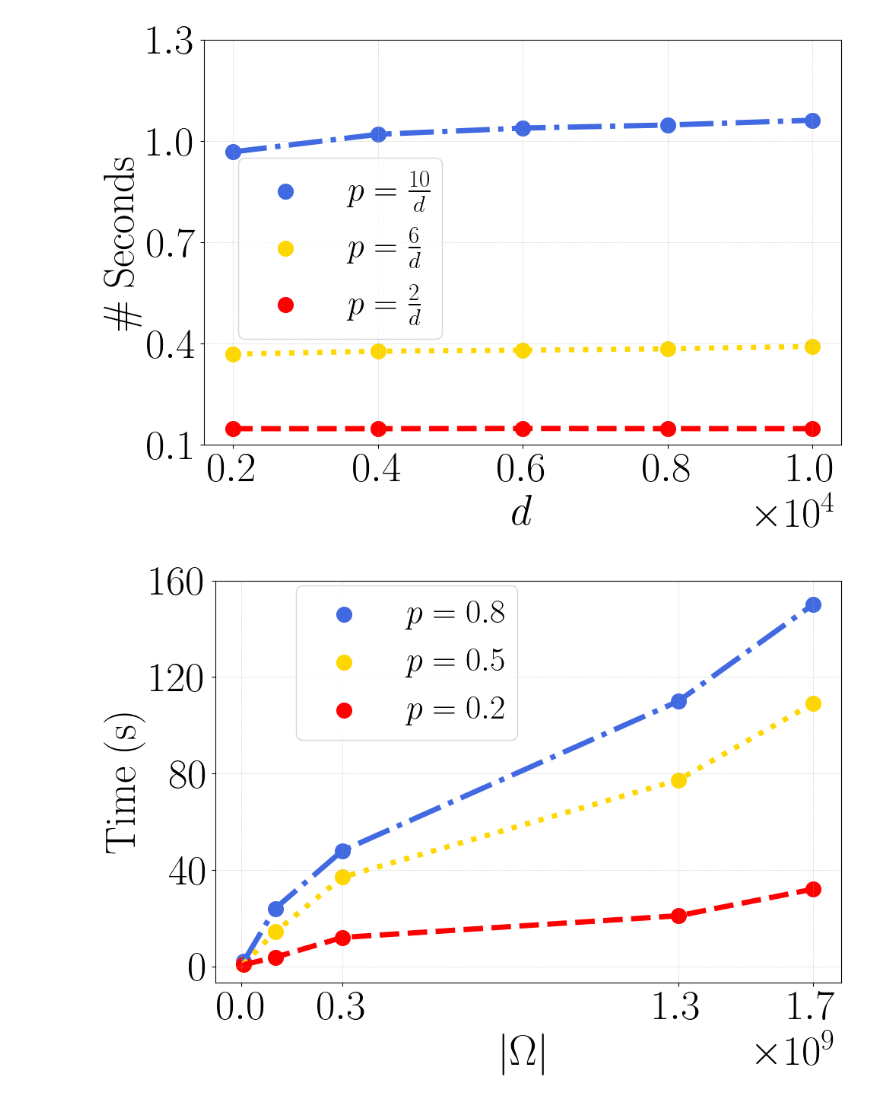
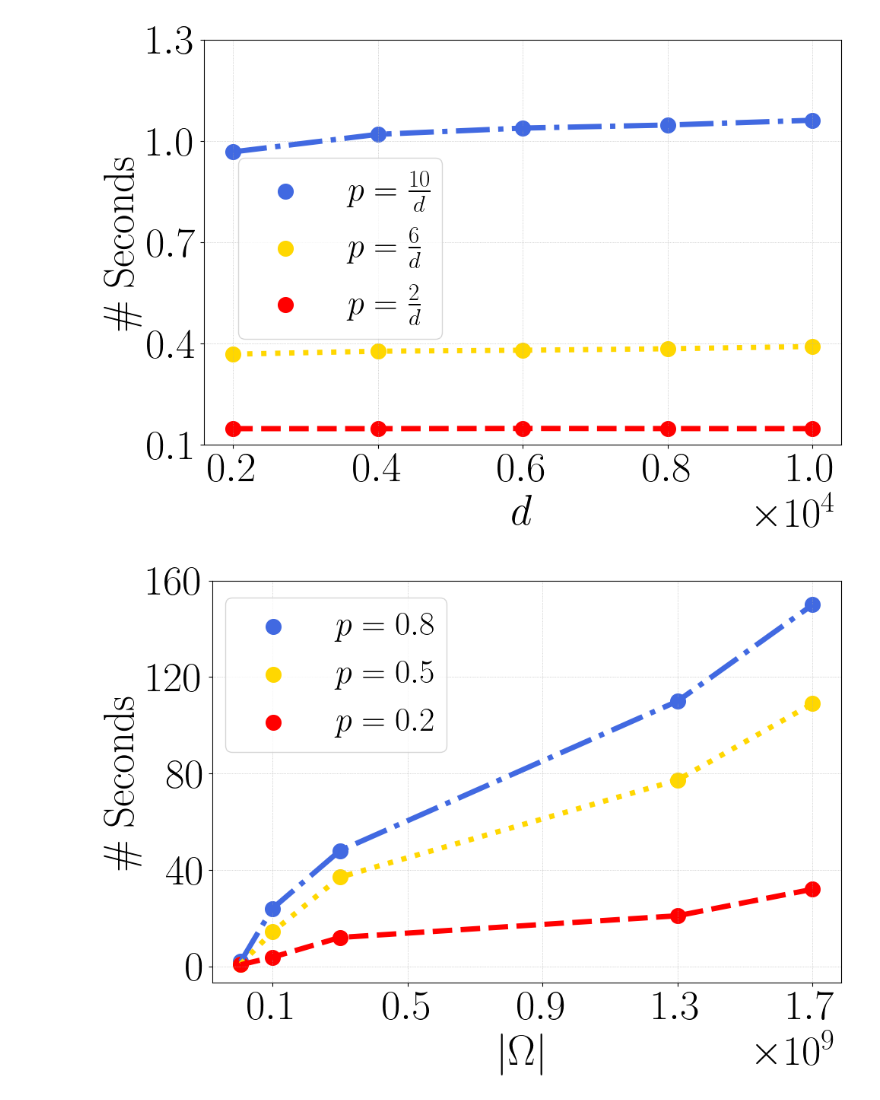
Before and after one commit to VirtuosoResearch/Matrix-completion-from-ultrasparse-samples, a Jupyter notebook: revised_figures/runtime.ipynb, the cells around one changed output. Drawn from its saved outputs; the diff is of its cells as text; code cells hidden in the pictures.

```diff
--- a/revised_figures/runtime.ipynb
+++ b/revised_figures/runtime.ipynb
@@ -70,34 +70,34 @@ f, ax = plt.subplots(figsize=(10,7))
 plt.plot(m, runtime_8, lw=5, color='royalblue', ls="dashdot")
 plt.scatter(m, runtime_8, s=200, color='royalblue', label=r"$p=0.8$")
 
 plt.plot(m, runtime_5, lw=5, color='gold', ls="dotted")
 plt.scatter(m, runtime_5, s=200, color='gold', label=r"$p=0.5$")
 
 plt.plot(m, runtime_2, lw=5, color='red', ls="dashed")
 plt.scatter(m, runtime_2, s=200, color='red', label=r"$p=0.2$")
 
-ax.legend(fontsize=32, loc='upper right', bbox_to_anchor=(0.51, 1.03))
+ax.legend(fontsize=32, loc='upper right', bbox_to_anchor=(0.40, 1.00))
 
 plt.xlabel(r"$|\Omega|$", fontsize=40)
 ax.xaxis.set_major_locator(MaxNLocator(integer=True))
 ax.ticklabel_format(style='sci', axis='x', scilimits=(0,0))
 ax.xaxis.get_offset_text().set_fontsize(40)
 
 xticks = m
 #plt.xticks([0, 3e8, 1.3e9, 1.7e9], [r'$\mathrm{0}$', r'$\mathrm{0.3}$', r'$\mathrm{1.3}$', r'$\mathrm{1.7}$'], fontsize=40)
-plt.xticks([0, 3e8, 1.3e9, 1.7e9], fontsize=40)
+plt.xticks([1e8, 5e8, 9e8, 1.3e9, 1.7e9], fontsize=40)
 plt.yticks([0, 40, 80, 120, 160], fontsize=40)
 #plt.ylim(-0.2, 180)
-plt.ylabel(r"$\mathrm{Time~(s)}$", fontsize=40)
+plt.ylabel(r"$\mathrm{\#~Seconds}$", fontsize=40)
 
 
 
 plt.grid(lw=0.5, ls=":")
 plt.tight_layout()
 plot_name = f"runtime_real.pdf"
 plt.savefig(plot_name, bbox_inches='tight', format="pdf", dpi=1200)
 
 plt.show()
 plt.close()
 # %% [output]
-[figure, old version]
+[figure, new version]
```
Also changed, not shown: 1 other file.
